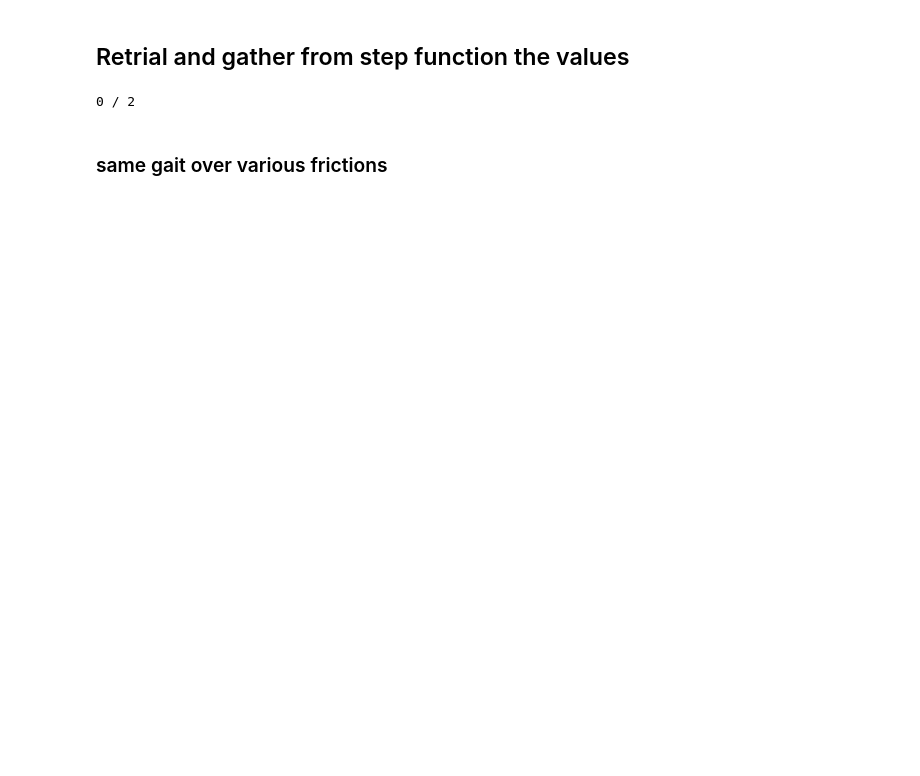
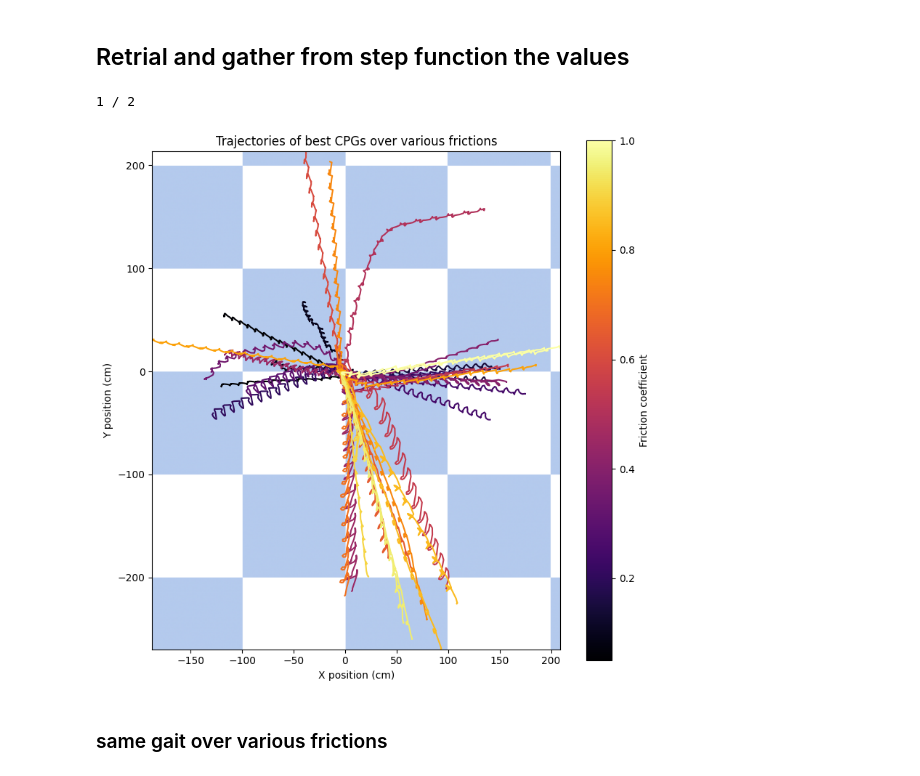
Before and after one commit to shepai/Quadruped, a Jupyter notebook: Code/GAs/new_review.ipynb, the cells around one changed output. Saved outputs shown, nothing was run; the diff lists cells and outputs as text; code cells hidden in the pictures; blank space fills up the shorter version.

```diff
--- a/Code/GAs/new_review.ipynb
+++ b/Code/GAs/new_review.ipynb
@@ -320,7 +315,7 @@ minx, maxx, miny, maxy = 0,0,0,0
 for i in range(len(frictions)):
     f,h,g = gather_by_friction(dictionary, frictions[i])
     cpgs = gather_histories(g,f)
-    trajs = gather_trajectories(cpgs)
+    trajs = gather_trajectories(cpgs,friction=frictions[i])
 
     minx_, maxx_, miny_, maxy_ = get_bounds(trajs)
     minx = min(minx, minx_)
@@ -344,35 +339,36 @@ plt.imshow(
     grid,
     extent=[minx*100, maxx*100, miny*100, maxy*100],
     origin="lower",
 )
 
 for i in range(len(trajs_)):
     trajs = trajs_[i]
     color = cmap(norm(frictions[i]))
 
     for traj in trajs:
         traj = np.array(traj) * 100
         plt.plot(
-            traj[:,0],
-            traj[:,1],
+            traj[::4,0],
+            traj[::4,1],
             color=color,
             linewidth=1.5
         )
 
 sm = mpl.cm.ScalarMappable(cmap=cmap, norm=norm)
 sm.set_array([])
 
 cbar = plt.colorbar(sm, ax=plt.gca())
 cbar.set_label("Friction coefficient")
 
 plt.ylabel("Y position (cm)")
 plt.xlabel("X position (cm)")
 plt.title("Trajectories of best CPGs over various frictions")
 
 plt.tight_layout()
 plt.savefig("/its/home/drs25/Quadruped/assets/plots/frictions_evolved_new.pdf")
 plt.show()
 # %% [output]
-0 / 2
+1 / 2
+[figure, added]
 # %% [markdown]
 ### same gait over various frictions
```
Also changed, not shown: parts of 10 cells of this notebook.
